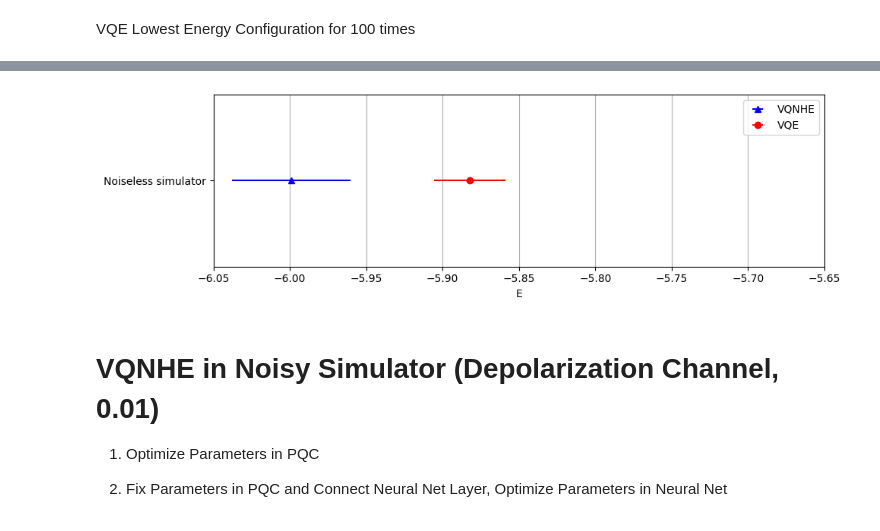
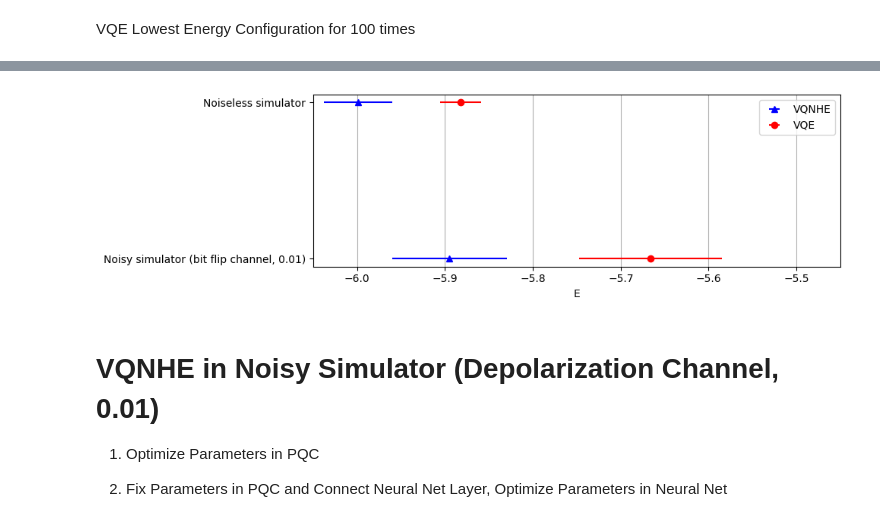
Before and after one commit to BrainConnection/Quantum_Algorithm, a Jupyter notebook: 2. TFIM VQNHE.ipynb, the cells around one changed output, grey strips where cells are left out. Cells and saved outputs as stored; diff of their text form; code cells hidden in the pictures.

```diff
--- a/2. TFIM VQNHE.ipynb
+++ b/2. TFIM VQNHE.ipynb
@@ -2456,7 +2431,7 @@ x_pqc_0 = 2*np.pi*np.random.random(9)
 # %%
 local_minimum_list = []
 
-for k in range(20):
+for k in range(100):
 
   callback_dict = {
     "prev_vector": None,
@@ -2519,34 +2503,0 @@ local_minimum_list
-# %%
-local_minimum_list = []
-
-for k in range(20,40,1):
-
-  callback_dict = {
-    "prev_vector": None,
-    "iters": 0,
-    "cost_history": [],
-  }
-
-  np.random.seed(k)
-  x0 = 2 * np.random.random(271) - 1
-
-  callback = build_callback_vqnhe(x_pqc_0, callback_dict)
-
-  options = dict()
-  options["maxiter"] = 250
-  options["disp"] = True
-
-  res = minimize(
-    cost_func_vqnhe,
-    x0,
-    args=(x_pqc_0),
-    method="bfgs",
-    callback=callback,
-    options=options
-  )
-
-  local_minimum_dict = callback_dict["cost_history"]
-  local_minimum_list.append(local_minimum_dict[-1])
-
-
-local_minimum_list = np.array(local_minimum_list)
@@ -2664,37 +2661,38 @@ import numpy as np
 
 # Sample data to mimic the plot
 # Assuming there are two energy levels for each of the three categories
-categories = ['Noiseless simulator']
+categories = ['Noiseless simulator', 'Noisy simulator (bit flip channel, 0.01)']
 methods = ['VQNHE', 'VQE']
 energies = {
     'Noiseless simulator': {'VQNHE': (-5.999104296200001, np.sqrt(0.0015127281232598648)), 'VQE': (-5.8822224289000005, np.sqrt(0.0005472796114355233))},
+    'Noisy simulator (bit flip channel, 0.01)': {'VQNHE': (-5.8948130873, np.sqrt(0.004279121675433017)), 'VQE': (-5.6661791994, np.sqrt(0.006554347254818564))},
 }
 
 # Create figure and axes
 fig, ax = plt.subplots(figsize=(10, 3))
 
 # Plotting the data
 for i, category in enumerate(categories):
     for j, method in enumerate(methods):
         mean, error = energies[category][method]
         marker = 'o' if method == 'VQE' else '^'
         color = 'red' if method == 'VQE' else 'blue'
         ax.errorbar(mean, i, xerr=error, fmt=marker, color=color, label=method if i == 0 else "")
 
 # Customizing the plot
 ax.set_yticks(range(len(categories)))
 ax.set_yticklabels(categories)
 ax.invert_yaxis()  # Invert y-axis to match the uploaded image
 ax.set_xlabel('E')
 ax.xaxis.grid(True)  # Add a grid on x-axis
-ax.set_xlim(-6.05, -5.65)  # Set the limit for x-axis to match the uploaded image
+ax.set_xlim(-6.05, -5.45)  # Set the limit for x-axis to match the uploaded image
 
 # Add legend
 handles, labels = ax.get_legend_handles_labels()
 by_label = dict(zip(labels, handles))
 ax.legend(by_label.values(), by_label.keys())
 
 plt.tight_layout()
 plt.show()
 # %% [output]
-[figure, old version]
+[figure, new version]
```
Also changed, not shown: parts of 94 cells of this notebook.
